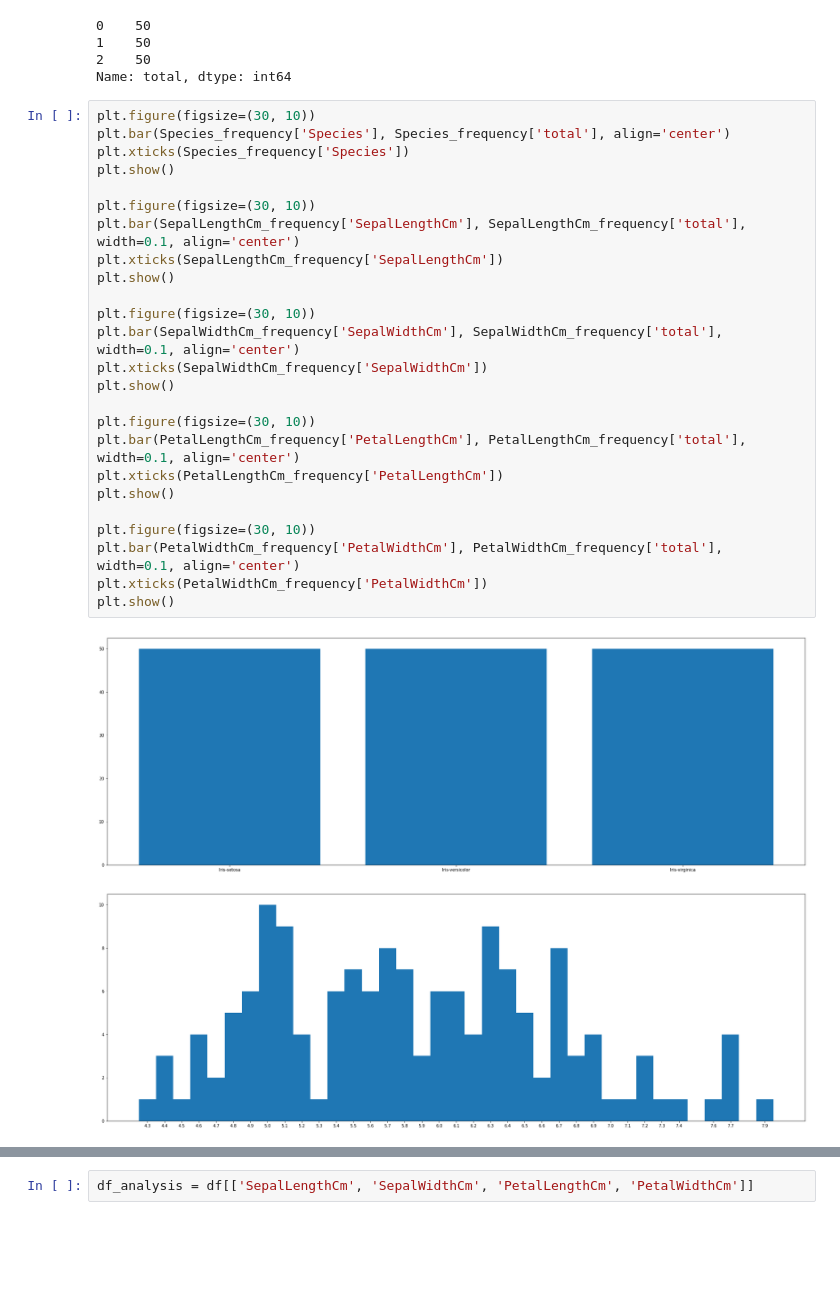
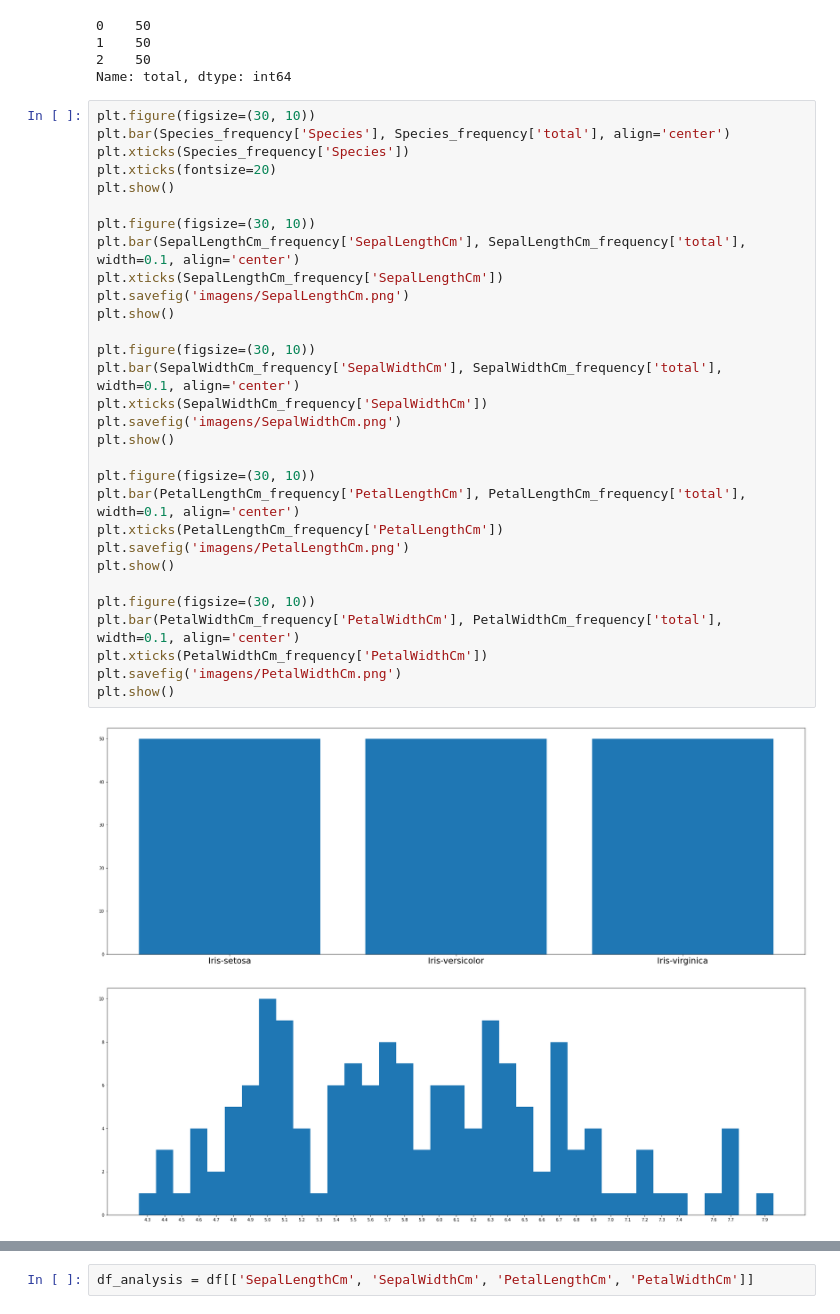
Before and after one commit to victorciurlini/trabalho_estatistica_MBA, a Jupyter notebook: analysis_isis.ipynb, the cells around one changed output, grey strips where cells are left out. Drawn from its saved outputs; the diff is of its cells as text; blank space fills up the shorter version.

```diff
--- a/analysis_isis.ipynb
+++ b/analysis_isis.ipynb
@@ -43,30 +43,35 @@ Name: total, dtype: int64
 # %%
 plt.figure(figsize=(30, 10))
 plt.bar(Species_frequency['Species'], Species_frequency['total'], align='center')
 plt.xticks(Species_frequency['Species'])
+plt.xticks(fontsize=20)
 plt.show()
 
 plt.figure(figsize=(30, 10))
 plt.bar(SepalLengthCm_frequency['SepalLengthCm'], SepalLengthCm_frequency['total'], width=0.1, align='center')
 plt.xticks(SepalLengthCm_frequency['SepalLengthCm'])
+plt.savefig('imagens/SepalLengthCm.png')
 plt.show()
 
 plt.figure(figsize=(30, 10))
 plt.bar(SepalWidthCm_frequency['SepalWidthCm'], SepalWidthCm_frequency['total'], width=0.1, align='center')
 plt.xticks(SepalWidthCm_frequency['SepalWidthCm'])
+plt.savefig('imagens/SepalWidthCm.png')
 plt.show()
 
 plt.figure(figsize=(30, 10))
 plt.bar(PetalLengthCm_frequency['PetalLengthCm'], PetalLengthCm_frequency['total'], width=0.1, align='center')
 plt.xticks(PetalLengthCm_frequency['PetalLengthCm'])
+plt.savefig('imagens/PetalLengthCm.png')
 plt.show()
 
 plt.figure(figsize=(30, 10))
 plt.bar(PetalWidthCm_frequency['PetalWidthCm'], PetalWidthCm_frequency['total'], width=0.1, align='center')
 plt.xticks(PetalWidthCm_frequency['PetalWidthCm'])
+plt.savefig('imagens/PetalWidthCm.png')
 plt.show()
 # %% [output]
-[figure, old version]
+[figure, new version]
 [figure]
 [figure]
 [figure]
```
Also changed, not shown: parts of 5 cells of this notebook, 5 other files.
